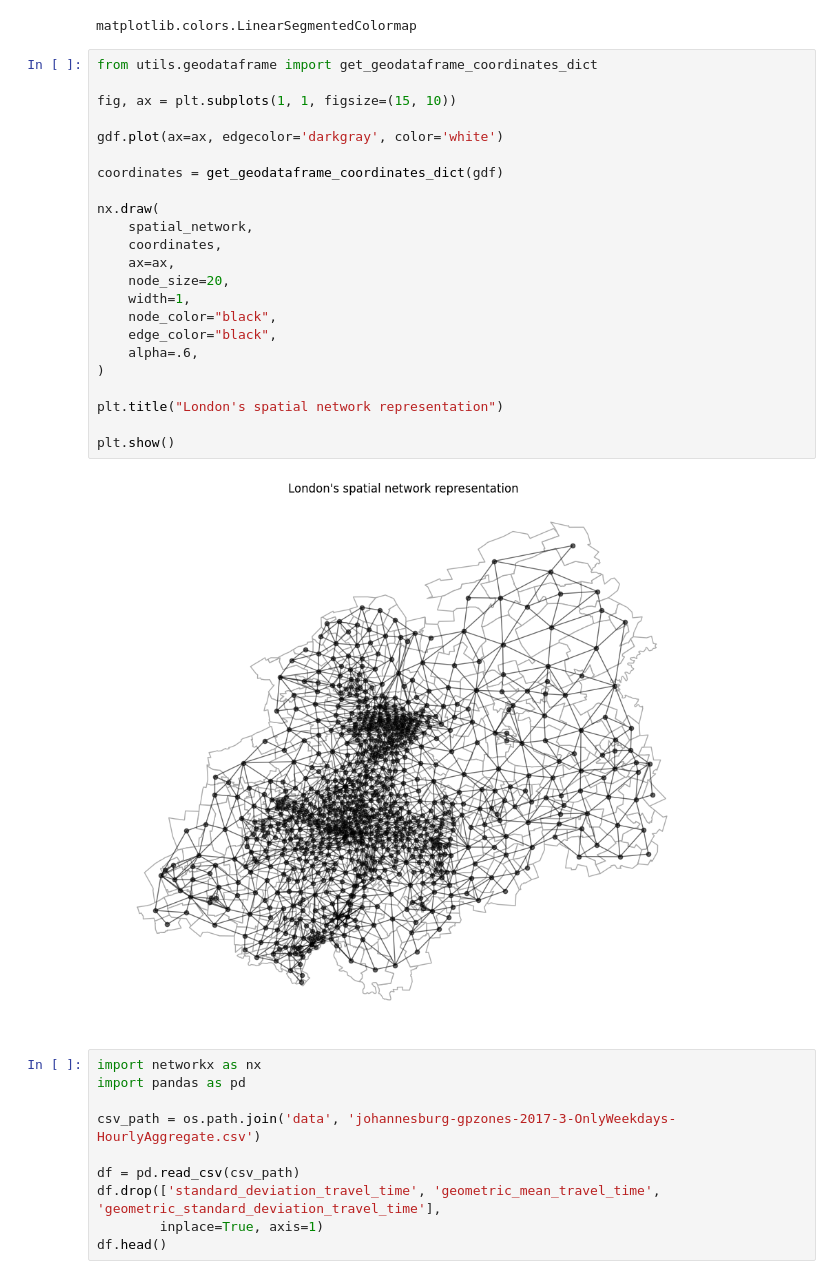
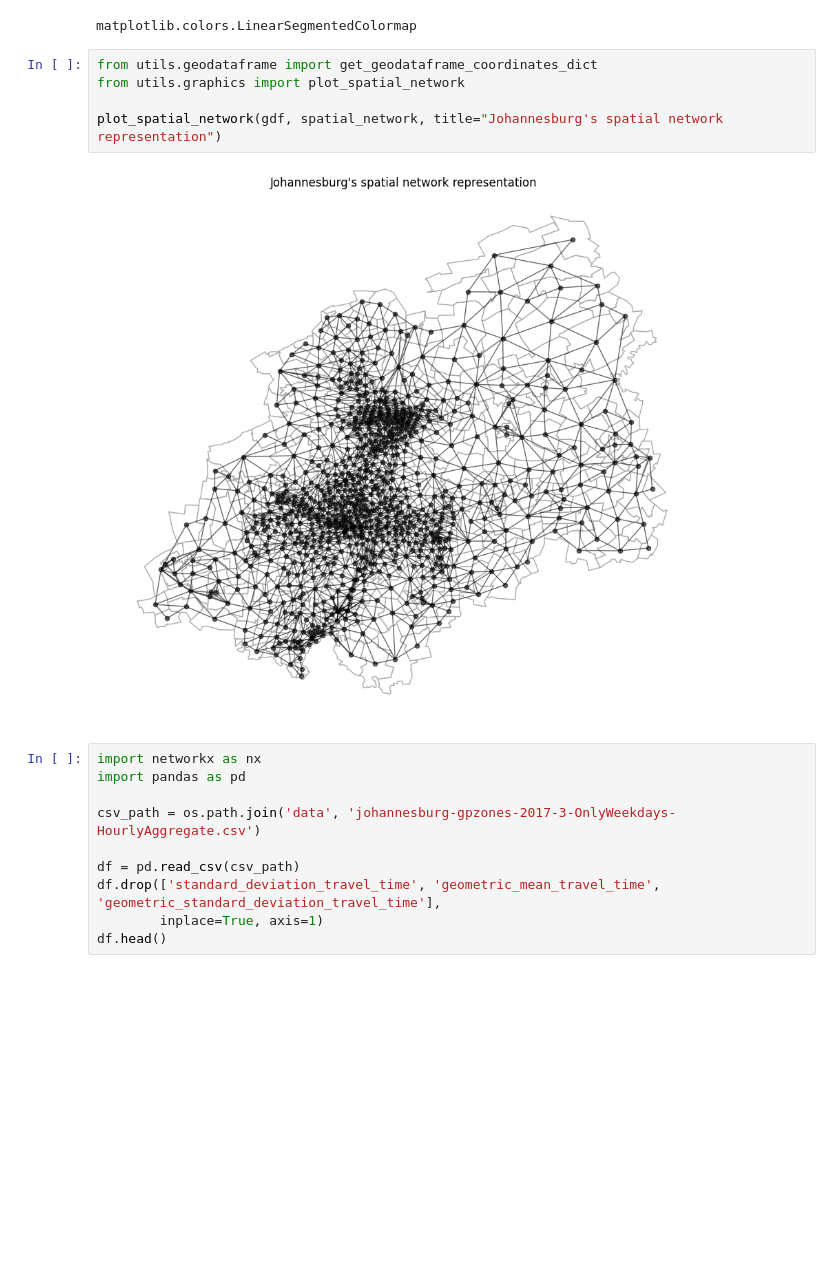
Before and after one commit to RiccardoSpolaor/Traffic-Flow-Analysis-Using-Uber-Movement-Data, a Jupyter notebook: src/main.ipynb, the cells around one changed output. Saved outputs shown, nothing was run; the diff lists cells and outputs as text; blank space fills up the shorter version.

Commit message:
Refactor
- Update `utils/graphics.py` with the `plot_spatial_network` function;
- Refactor `main.ipynb`.

```diff
--- a/src/main.ipynb
+++ b/src/main.ipynb
@@ -69,31 +69,13 @@ import matplotlib.pyplot as plt
 type(plt.cm.coolwarm)
 # %% [output]
 matplotlib.colors.LinearSegmentedColormap
-# %%
-from utils.geodataframe import get_geodataframe_coordinates_dict
-
-fig, ax = plt.subplots(1, 1, figsize=(15, 10))
-
-gdf.plot(ax=ax, edgecolor='darkgray', color='white')
-
-coordinates = get_geodataframe_coordinates_dict(gdf)
-
-nx.draw(
-    spatial_network,
-    coordinates,
-    ax=ax,
-    node_size=20,
-    width=1,
-    node_color="black",
-    edge_color="black",
-    alpha=.6,
-)
-
-plt.title("London's spatial network representation")
-
-plt.show()
-# %% [output]
-[figure, removed]
+# %%
+from utils.geodataframe import get_geodataframe_coordinates_dict
+from utils.graphics import plot_spatial_network
+
+plot_spatial_network(gdf, spatial_network, title="Johannesburg's spatial network representation")
+# %% [output]
+[figure, added]
 # %%
 import networkx as nx
 import pandas as pd
```
Also changed, not shown: parts of 1 cell of this notebook, 1 other file.
